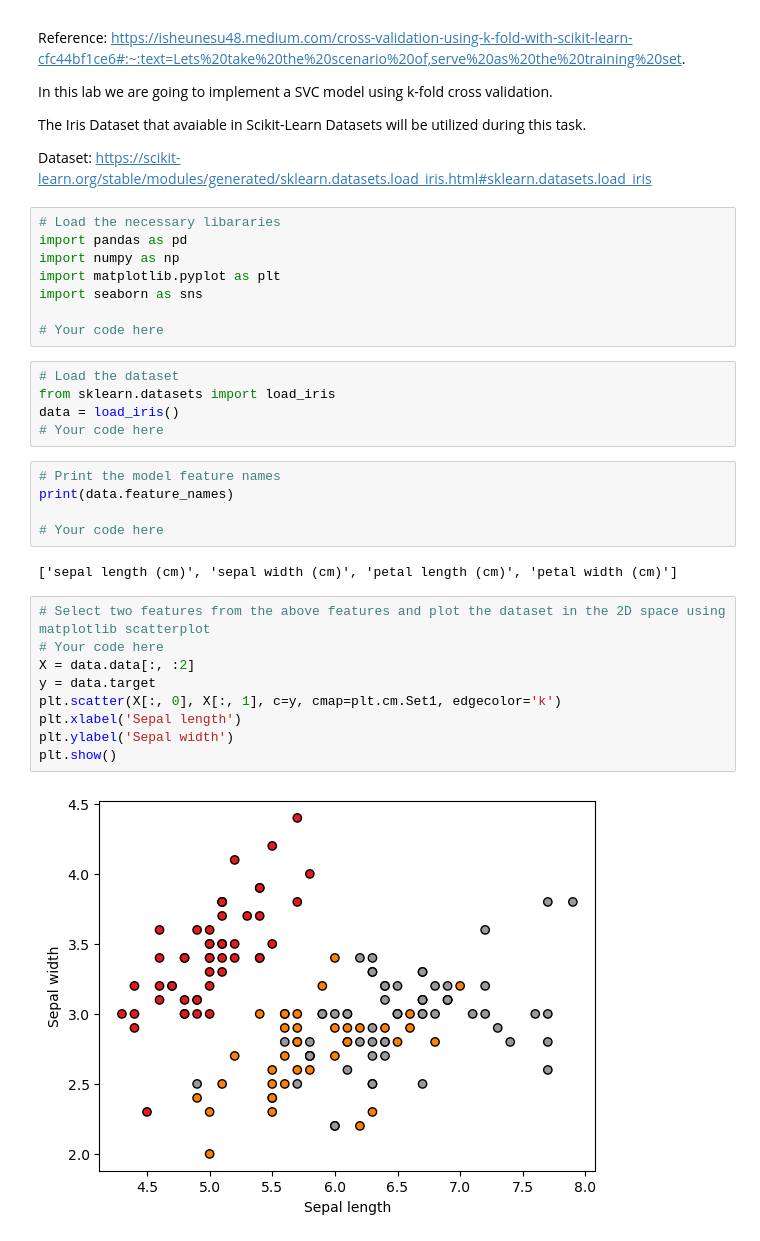
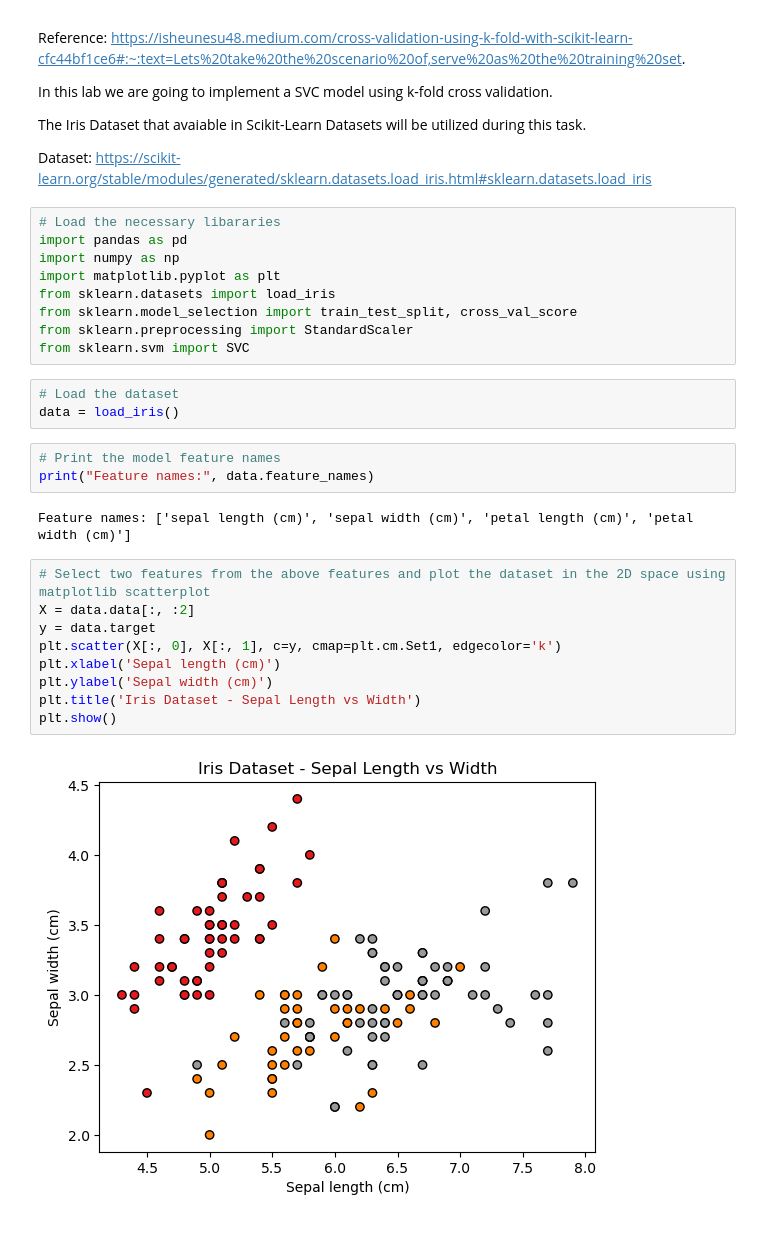
Before and after one commit to TheTharz/ML-Lectures, a Jupyter notebook: Lab 06/Cross_Validation_Student_Version.ipynb, the cells around one changed output. Drawn from its saved outputs; the diff is of its cells as text.

Commit message:
Implementing SVC Model with K-Fold Cross Validation on Iris Dataset

```diff
--- a/Lab 06/Cross_Validation_Student_Version.ipynb
+++ b/Lab 06/Cross_Validation_Student_Version.ipynb
@@ -15,31 +15,28 @@ Dataset: https://scikit-learn.org/stable/modules/generated/sklearn.datasets.load
 import pandas as pd
 import numpy as np
 import matplotlib.pyplot as plt
-import seaborn as sns
-
-# Your code here
+from sklearn.datasets import load_iris
+from sklearn.model_selection import train_test_split, cross_val_score
+from sklearn.preprocessing import StandardScaler
+from sklearn.svm import SVC
 # %%
 # Load the dataset
-from sklearn.datasets import load_iris
 data = load_iris()
-# Your code here
 # %%
 # Print the model feature names
-print(data.feature_names)
-
-# Your code here
+print("Feature names:", data.feature_names)
 # %% [output]
-['sepal length (cm)', 'sepal width (cm)', 'petal length (cm)', 'petal width (cm)']
+Feature names: ['sepal length (cm)', 'sepal width (cm)', 'petal length (cm)', 'petal width (cm)']
 # %%
 # Select two features from the above features and plot the dataset in the 2D space using matplotlib scatterplot
-# Your code here
 X = data.data[:, :2]
 y = data.target
 plt.scatter(X[:, 0], X[:, 1], c=y, cmap=plt.cm.Set1, edgecolor='k')
-plt.xlabel('Sepal length')
-plt.ylabel('Sepal width')
+plt.xlabel('Sepal length (cm)')
+plt.ylabel('Sepal width (cm)')
+plt.title('Iris Dataset - Sepal Length vs Width')
 plt.show()
 # %% [output]
-[figure, old version]
+[figure, new version]
 # %%
 # Seperate the features and target from the dataset.
```
Also changed, not shown: parts of 10 cells of this notebook.
